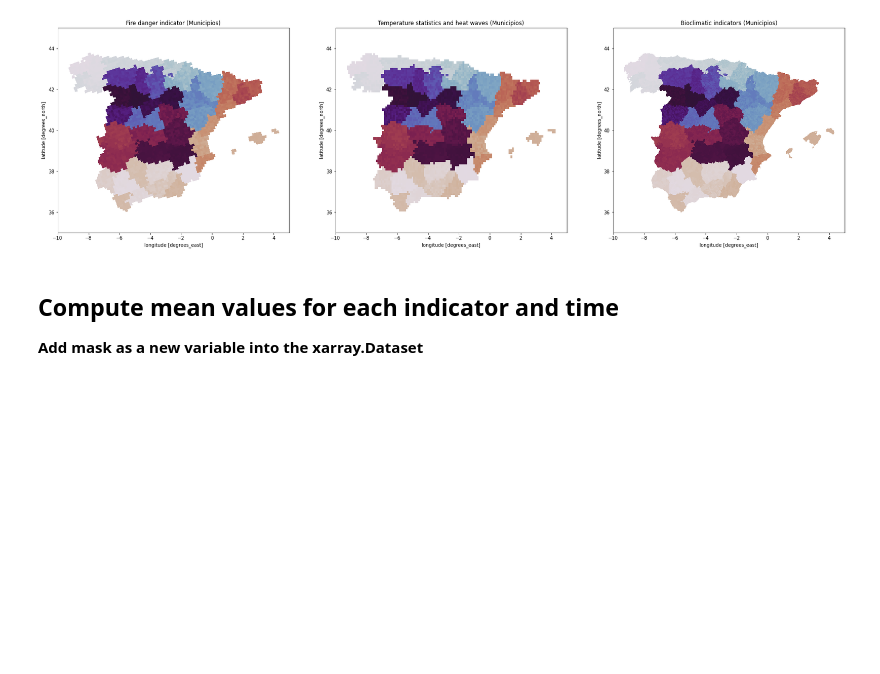
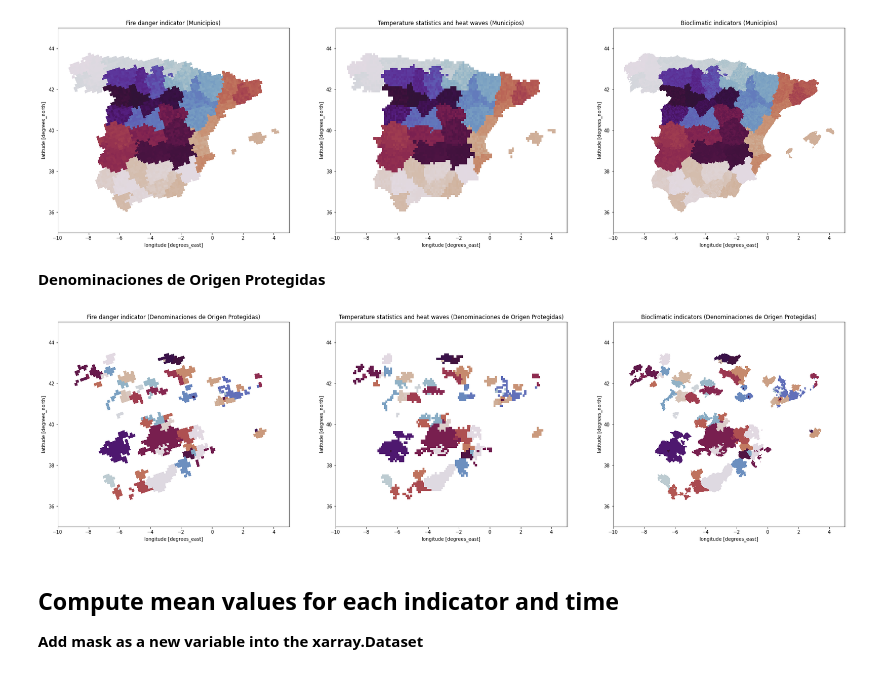
Before and after one commit to Vizzuality/ecf-agricultural-climate-impact, a Jupyter notebook: data/notebooks/Lab/02_Data_Processing.ipynb, the cells around one changed output. Drawn from its saved outputs; the diff is of its cells as text; code cells hidden in the pictures; blank space fills up the shorter version.

```diff
--- a/data/notebooks/Lab/02_Data_Processing.ipynb
+++ b/data/notebooks/Lab/02_Data_Processing.ipynb
@@ -1208,6 +1256,23 @@ for ds_name, masks in da_masks.items():
     n+=1
 # %% [output]
 [figure]
+# %% [markdown]
+**Denominaciones de Origen Protegidas**
+# %%
+gdf_name = 'Denominaciones de Origen Protegidas'
+
+fig, axs = plt.subplots(1, 3, figsize=(30,8))
+
+n=0
+for ds_name, masks in da_masks.items():
+    mask=masks[gdf_name]
+    mask.plot.pcolormesh(ax=axs[n], cmap='twilight', x='lon', y='lat', add_colorbar=False)
+    axs[n].set_ylim([35, 45]);
+    axs[n].set_xlim([-10, 5]);
+    axs[n].set_title(f"{ds_name} ({gdf_name})");
+    n+=1
+# %% [output]
+[figure, added]
 # %% [markdown]
 ## Compute mean values for each indicator and time
 ****Add mask as a new variable into the xarray.Dataset****
```
Also changed, not shown: parts of 21 cells of this notebook.
